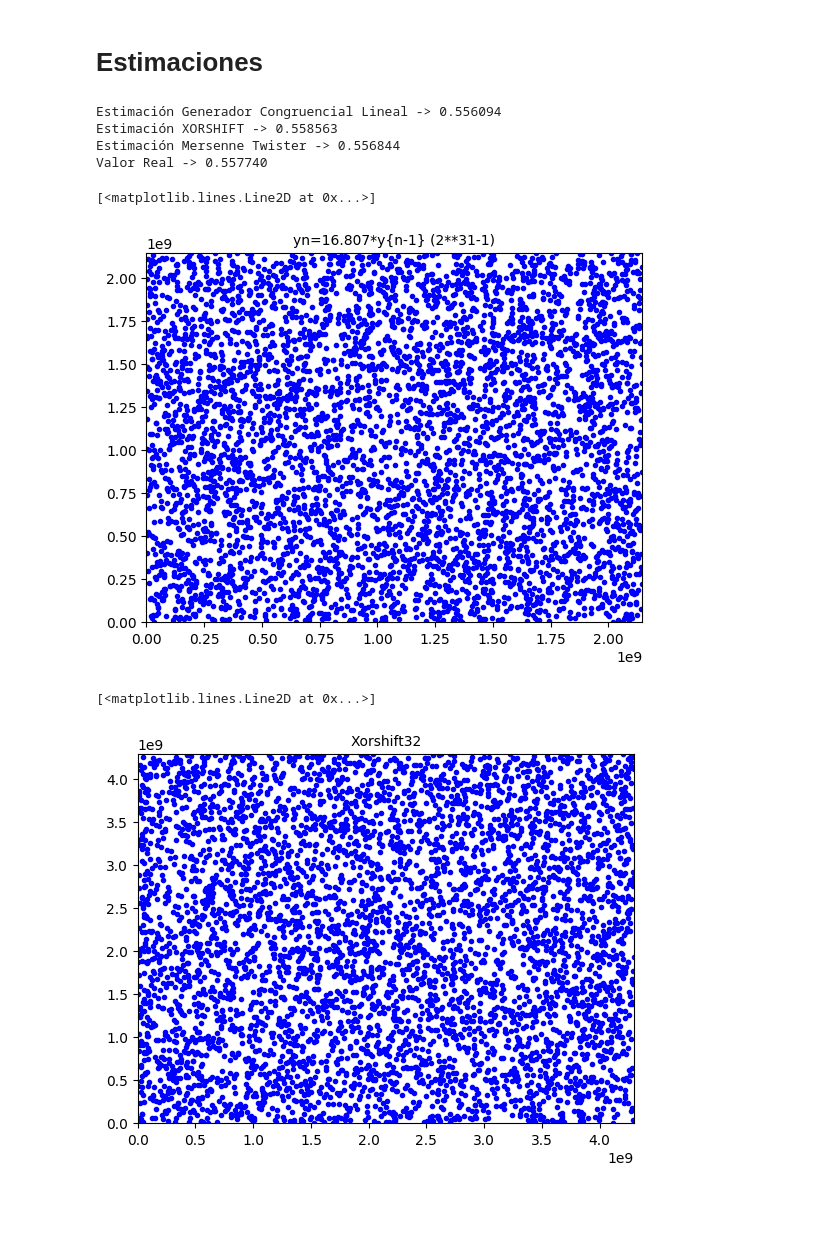
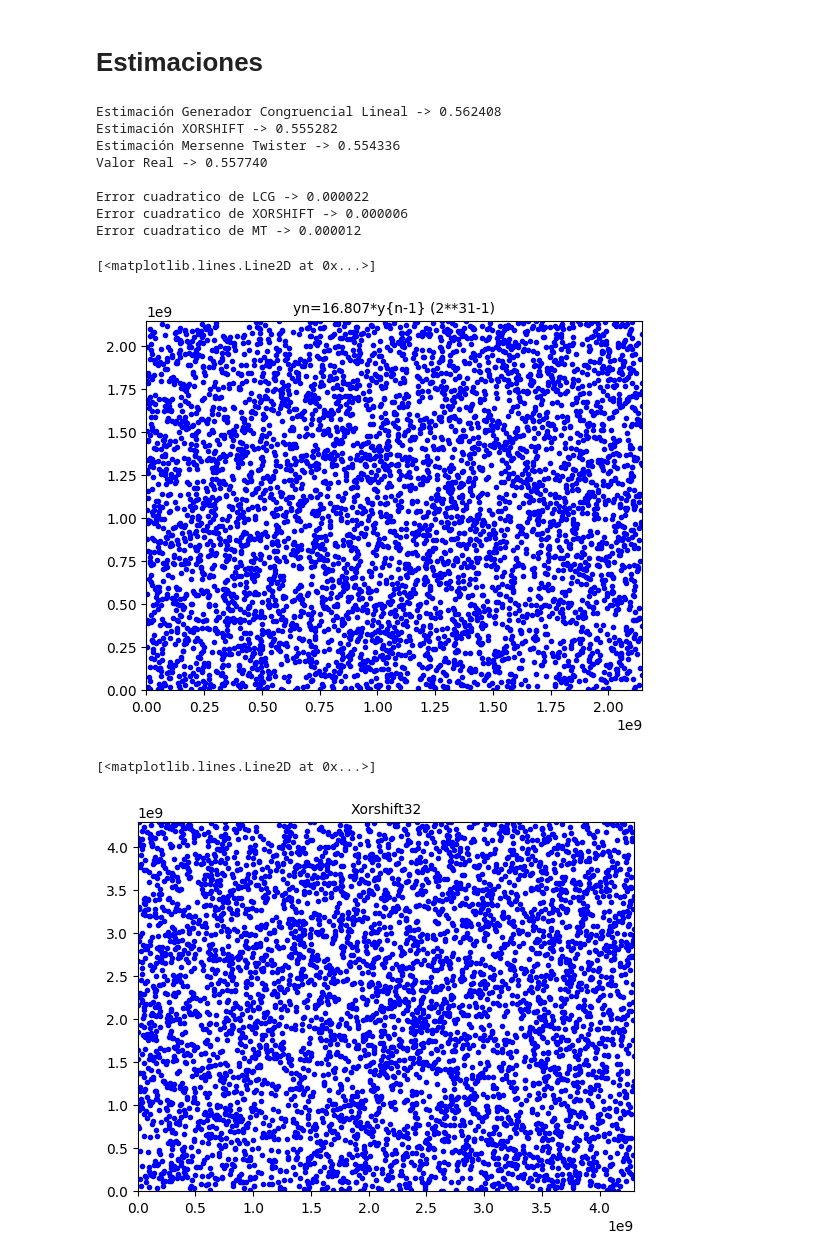
Before and after one commit to nieto-lucas/Trabajo-especial-mys, a Jupyter notebook: trabajo-especial.ipynb, the cells around one changed output. Drawn from its saved outputs; the diff is of its cells as text; code cells hidden in the pictures; blank space fills up the shorter version.

```diff
--- a/trabajo-especial.ipynb
+++ b/trabajo-especial.ipynb
@@ -42,18 +42,26 @@ mersenne_twister_estimation = mersenne_twister_estimation ** TWO_DIMENSIONS
 print(f"Estimación Generador Congruencial Lineal -> {lcg_estimation:.6f}")
 print(f"Estimación XORSHIFT -> {xorshift_estimation:.6f}")
 print(f"Estimación Mersenne Twister -> {mersenne_twister_estimation:.6f}")
-print(f"Valor Real -> {INTEGRAL_VAL_D2:.6f}")
+print(f"Valor Real -> {INTEGRAL_VAL_D2:.6f}\n")
+
+print(f"Error cuadratico de LCG -> {Utils.cuadratic_error(lcg_estimation, d=2):.6f}")
+print(f"Error cuadratico de XORSHIFT -> {Utils.cuadratic_error(xorshift_estimation, d=2):.6f}")
+print(f"Error cuadratico de MT -> {Utils.cuadratic_error(mersenne_twister_estimation, d=2):.6f}")
 # %% [output]
-Estimación Generador Congruencial Lineal -> 0.556094
-Estimación XORSHIFT -> 0.558563
-Estimación Mersenne Twister -> 0.556844
+Estimación Generador Congruencial Lineal -> 0.562408
+Estimación XORSHIFT -> 0.555282
+Estimación Mersenne Twister -> 0.554336
 Valor Real -> 0.557740
+
+Error cuadratico de LCG -> 0.000022
+Error cuadratico de XORSHIFT -> 0.000006
+Error cuadratico de MT -> 0.000012
 # %%
 secuencia = []
 N = 5000
 for _ in range(N+1):
-    secuencia.append(rng1.get_seed())
-    rng1.next()
+    val = lcg.next()
+    secuencia.append(val)
 
 plt.figure(1)
 plt.title('yn=16.807*y{n-1} (2**31-1)', fontsize=10)
@@ -61,18 +69,18 @@ plt.axis([0,2**31-1,0,2**31-1])
 plt.plot(secuencia[0:N], secuencia[1:N+1],'b.')
 # %% [output]
 [<matplotlib.lines.Line2D at 0x...>]
-[figure, old version]
+[figure, new version]
 # %%
 secuencia = []
 N = 5000
 for _ in range(N+1):
-    secuencia.append(rng.get_seed())
-    rng.next()
+    val = xorshift.next()
+    secuencia.append(val)
 
 plt.figure(1)
 plt.title('Xorshift32', fontsize=10)
 plt.axis([0,2**32,0,2**32])
 plt.plot(secuencia[0:N], secuencia[1:N+1],'b.')
 # %% [output]
 [<matplotlib.lines.Line2D at 0x...>]
-[figure, old version]
+[figure, new version]
```
Also changed, not shown: parts of 2 cells of this notebook, 3 other files.
